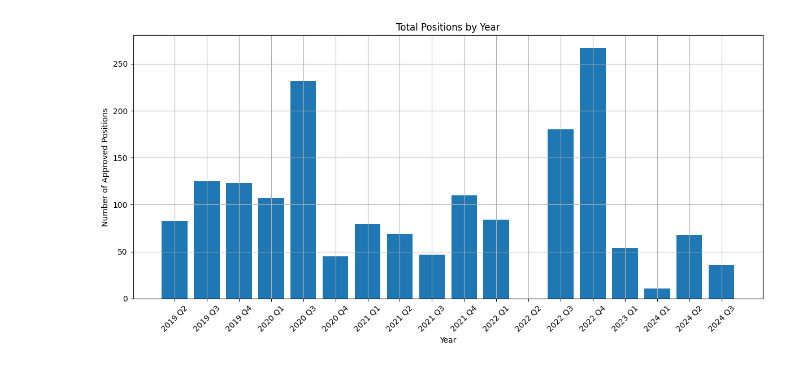
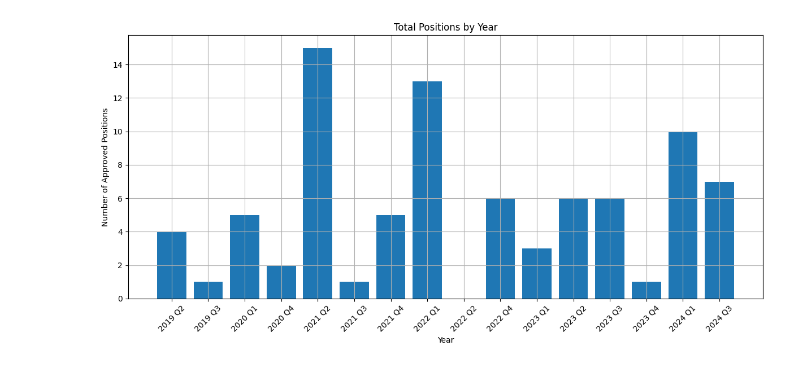
Before and after one commit to tartakynov/lmia-stats, a Jupyter notebook: notebooks/lmia_analysis.ipynb, the cells around one changed output. Cells and saved outputs as stored; diff of their text form; code cells hidden in the pictures.

```diff
--- a/notebooks/lmia_analysis.ipynb
+++ b/notebooks/lmia_analysis.ipynb
@@ -116,34 +66,36 @@ Found 6 companies with positive trends
 # %%
+company_name_part = "ShoreWise Consulting"
+
 query = f"""
 SELECT
     year,
     quarter,
     SUM(approved_positions) AS approved_positions
 FROM employers e
 WHERE (e.occupation LIKE '%%oftware%%'
    OR e.occupation LIKE '%%eveloper%%'
    OR e.occupation LIKE '%%rogrammer%%'
    OR e.occupation LIKE '%%atabase%%'
    OR e.occupation LIKE '%%Data Scien%%')
-   AND e.employer LIKE '%%Amazon%%'
+   AND e.employer LIKE '%%{company_name_part}%%'
 GROUP BY year, quarter
 ORDER BY year, quarter;
 """
 
 # Load data into a DataFrame
 df = pd.read_sql(query, engine).round(2)
 df['period'] = df['year'].astype(str) + ' Q' + df['quarter'].astype(str)
 
 plt.figure(figsize=(12, 6))
 plt.bar(df['period'], df['approved_positions'])
 
 plt.title('Total Positions by Year')
 plt.xlabel('Year')
 plt.ylabel('Number of Approved Positions')
 plt.xticks(df['period'], rotation=45)
 
 plt.grid(True)
 plt.tight_layout()
 plt.show()
 # %% [output]
-[figure, old version]
+[figure, new version]
```
Also changed, not shown: parts of 5 cells of this notebook.
